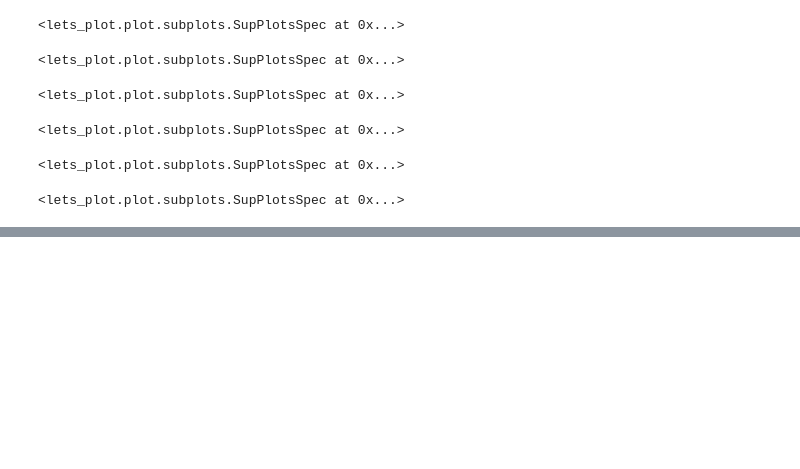
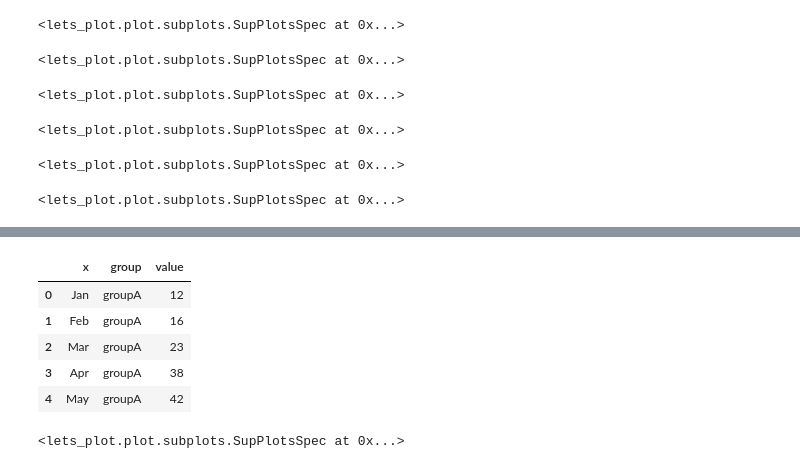
Before and after one commit to OLarionova-HORIS/lets-plot-experiments, a Jupyter notebook: demo/annotations/bar_annotations.ipynb, the cells around one changed output, grey strips where cells are left out. Cells and saved outputs as stored; diff of their text form; code cells hidden in the pictures; blank space fills up the shorter version.

```diff
--- a/demo/annotations/bar_annotations.ipynb
+++ b/demo/annotations/bar_annotations.ipynb
@@ -77,0 +90,28 @@ gggrid([
+# %%
+data = df.melt(id_vars=['x'], value_vars=['groupA', 'groupB', 'groupC', 'groupD'],
+               var_name='group', value_name='value')
+
+month_order = sorted(df['x'].unique())
+
+data['x'] = pd.Categorical(data['x'], categories=month_order, ordered=True)
+data.head()
+# %% [output]
+|  | x | group | value |
+| 0 | Jan | groupA | 12 |
+| 1 | Feb | groupA | 16 |
+| 2 | Mar | groupA | 23 |
+| 3 | Apr | groupA | 38 |
+| 4 | May | groupA | 42 |
+# %%
+p1 = ggplot(data, aes('x', 'value', fill='group')) + \
+        geom_bar(stat="identity",
+                 labels=layer_labels().line('@value').size(11),
+                 tooltips='none',
+                 color='pen', size=0.3) + \
+        geom_hline(yintercept=0, tooltips='none') + \
+        theme(line=element_blank()) + theme(legend_position='none') +  \
+        scale_fill_brewer(palette='Set3')
+
+gggrid([p1, p1 + coord_flip()])
+# %% [output]
+<lets_plot.plot.subplots.SupPlotsSpec at 0x...>
```
Also changed, not shown: parts of 1 cell of this notebook.
